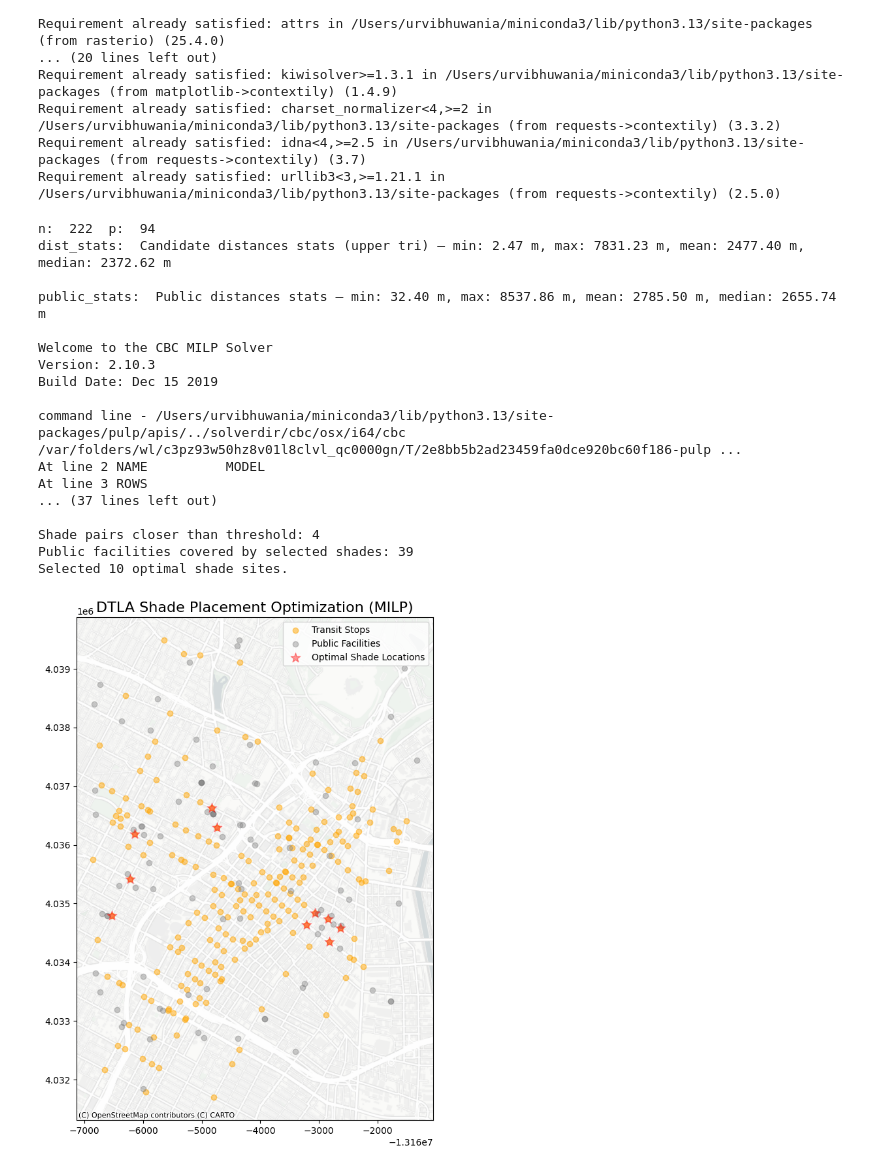
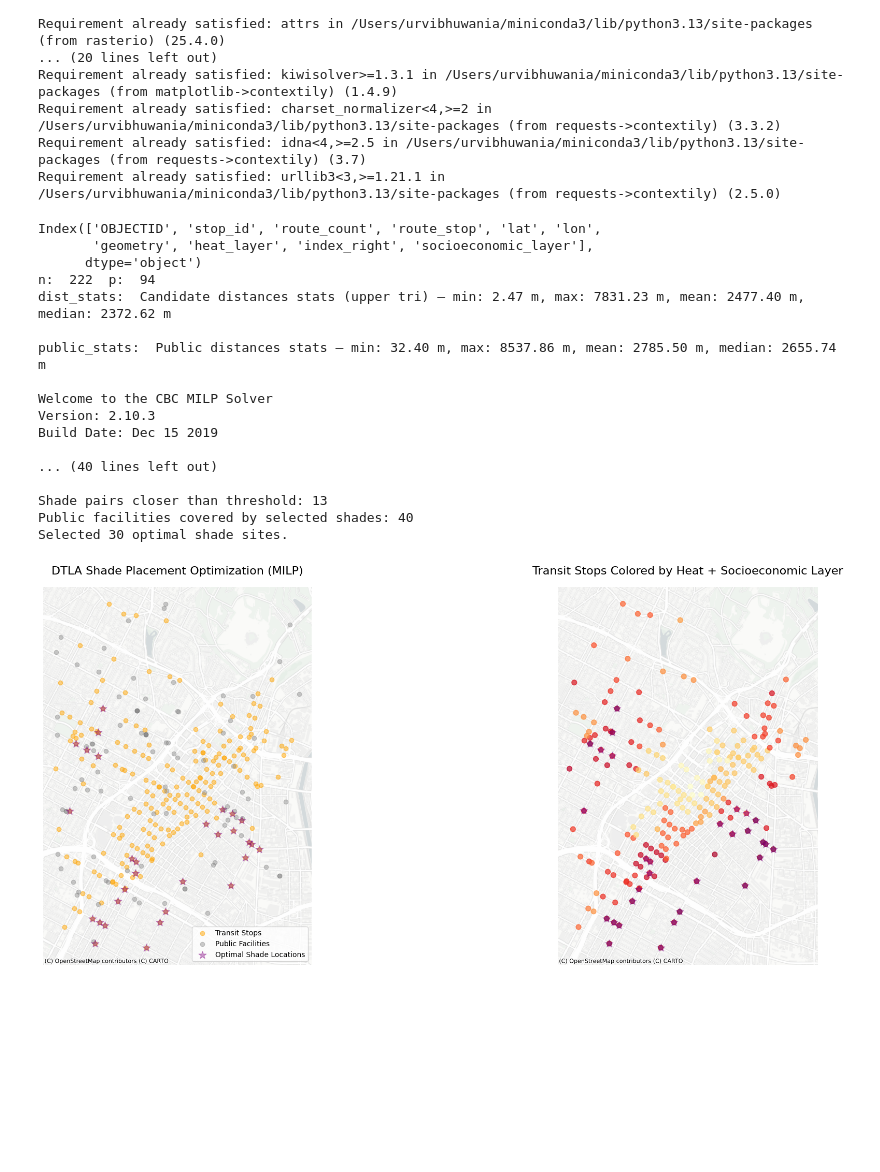
Before and after one commit to urvib3/CSCI461-ShadeLA, a Jupyter notebook: scripts/MILP/dtla_shade_milp_experiments.ipynb, the cells around one changed output. Saved outputs shown, nothing was run; the diff lists cells and outputs as text; code cells hidden in the pictures; blank space fills up the shorter version.

Commit message:
added prelim heat and socioeconomic layers to milp optimizer + corresponding visualizations

```diff
--- a/scripts/MILP/dtla_shade_milp_experiments.ipynb
+++ b/scripts/MILP/dtla_shade_milp_experiments.ipynb
@@ -44,49 +45,82 @@ major_transit_stops_dtla = gpd.read_file("../../data/preprocessed/la_major_trans
 schools_dtla = gpd.read_file("../../data/preprocessed/la_schools_dtla.geojson").to_crs(3857)
 hospitals_dtla = gpd.read_file("../../data/preprocessed/la_hospitals_clinics_dtla.geojson").to_crs(3857)
 food_dtla = gpd.read_file("../../data/preprocessed/la_food_assistance_dtla.geojson").to_crs(3857)
+ucla_shade_heat = gpd.read_file("../../data/layers/heat_layer.geojson").to_crs(3857)
+ucla_shade_socio = gpd.read_file("../../data/layers/socioeconomic_layer.geojson").to_crs(3857)
 
 # --- Combine all public service facilities ---
 public_points = gpd.GeoDataFrame(pd.concat(
     [schools_dtla[['geometry']], hospitals_dtla[['geometry']], food_dtla[['geometry']]],
     ignore_index=True), crs=schools_dtla.crs)
 
+# --- Combine heat and shade layers with bus stops ---
+processed_shade_stops = gpd.sjoin(major_transit_stops_dtla, ucla_shade_heat, how = 'left')
+processed_shade_stops = processed_shade_stops.drop(columns=['index_right'])
+processed_shade_stops = gpd.sjoin(processed_shade_stops, ucla_shade_socio, how = 'left')
+print(processed_shade_stops.columns)
+
+# --- Add together heat and socioeconomic layers to visualize point priority by these 2 objectives
+processed_shade_stops['heat_socio_layer'] = (
+    processed_shade_stops['heat_layer'] + processed_shade_stops['socioeconomic_layer']
+)
+
 # --- Run the MILP optimizer ---
 optimized_shades = optimize_shade_placement(
-    candidate_points=major_transit_stops_dtla,
+    candidate_points=processed_shade_stops,
     public_points=public_points,
-    max_shades=10,
+    max_shades=30,
     use_spacing=True,
     use_public=True,
+    use_heat=True,
+    use_socioeconomic=True,
 )
 
 print(f"Selected {len(optimized_shades)} optimal shade sites.")
 
 # --- Visualize ---
-fig, ax = plt.subplots(figsize=(12, 10))
-major_transit_stops_dtla.plot(ax=ax, color='orange', label='Transit Stops', alpha=0.5)
-public_points.plot(ax=ax, color='gray', label='Public Facilities', alpha=0.4)
-optimized_shades.plot(ax=ax, color='red', marker='*', markersize=120, alpha = 0.4, label='Optimal Shade Locations')
+fig, axes = plt.subplots(1, 2, figsize=(24, 8))
 
-cx.add_basemap(ax, source=cx.providers.CartoDB.PositronNoLabels)
-ax.legend()
-ax.set_title("DTLA Shade Placement Optimization (MILP)", fontsize=16)
+# Plot the first graph visualizing optimal shade locations against proximity to public service buildings
+major_transit_stops_dtla.plot(ax=axes[0], color='orange', label='Transit Stops', alpha=0.5)
+public_points.plot(ax=axes[0], color='gray', label='Public Facilities', alpha=0.4)
+optimized_shades.plot(ax=axes[0], color='purple', marker='*', markersize=120, alpha = 0.4, label='Optimal Shade Locations')
+
+cx.add_basemap(axes[0], source=cx.providers.CartoDB.PositronNoLabels)
+axes[0].legend()
+axes[0].set_title("DTLA Shade Placement Optimization (MILP)", fontsize=16)
+axes[0].set_axis_off()
+
+# Plot the second graph visualizing heat and socioeconomic priority layers
+processed_shade_stops.plot(
+    ax=axes[1],
+    cmap = 'YlOrRd',
+    column="heat_socio_layer",
+    markersize=50,
+    alpha=0.7
+)
+optimized_shades.plot(ax=axes[1], color='purple', marker='*', markersize=120, alpha=0.4, label='Optimal Shade Locations')
+cx.add_basemap(axes[1], source=cx.providers.CartoDB.PositronNoLabels)
+axes[1].set_title("Transit Stops Colored by Heat + Socioeconomic Layer", fontsize=16)
+axes[1].set_axis_off()
+
+plt.tight_layout()
 plt.show()
 # %% [output]
+Index(['OBJECTID', 'stop_id', 'route_count', 'route_stop', 'lat', 'lon',
+       'geometry', 'heat_layer', 'index_right', 'socioeconomic_layer'],
+      dtype='object')
 n:  222  p:  94
 dist_stats:  Candidate distances stats (upper tri) — min: 2.47 m, max: 7831.23 m, mean: 2477.40 m, median: 2372.62 m
 
 public_stats:  Public distances stats — min: 32.40 m, max: 8537.86 m, mean: 2785.50 m, median: 2655.74 m
 
 Welcome to the CBC MILP Solver
 Version: 2.10.3
 Build Date: Dec 15 2019
 
-command line - /Users/urvibhuwania/miniconda3/lib/python3.13/site-packages/pulp/apis/../solverdir/cbc/osx/i64/cbc /var/folders/wl/c3pz93w50hz8v01l8clvl_qc0000gn/T/2e8bb5b2ad23459fa0dce920bc60f186-pulp ...
-At line 2 NAME          MODEL
-At line 3 ROWS
-... (37 lines left out)
+... (40 lines left out)
 
-Shade pairs closer than threshold: 4
-Public facilities covered by selected shades: 39
-Selected 10 optimal shade sites.
+Shade pairs closer than threshold: 13
+Public facilities covered by selected shades: 40
+Selected 30 optimal shade sites.
-[figure, old version]
+[figure, new version]
```
Also changed, not shown: parts of 1 cell of this notebook, 5 other files.
